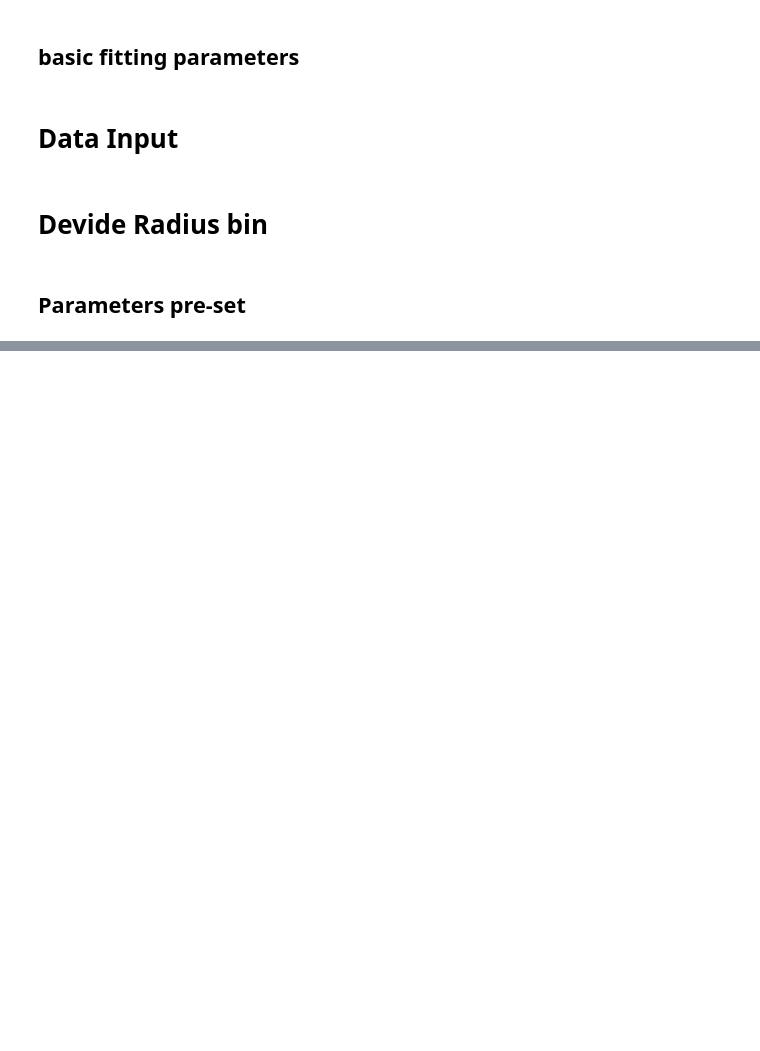
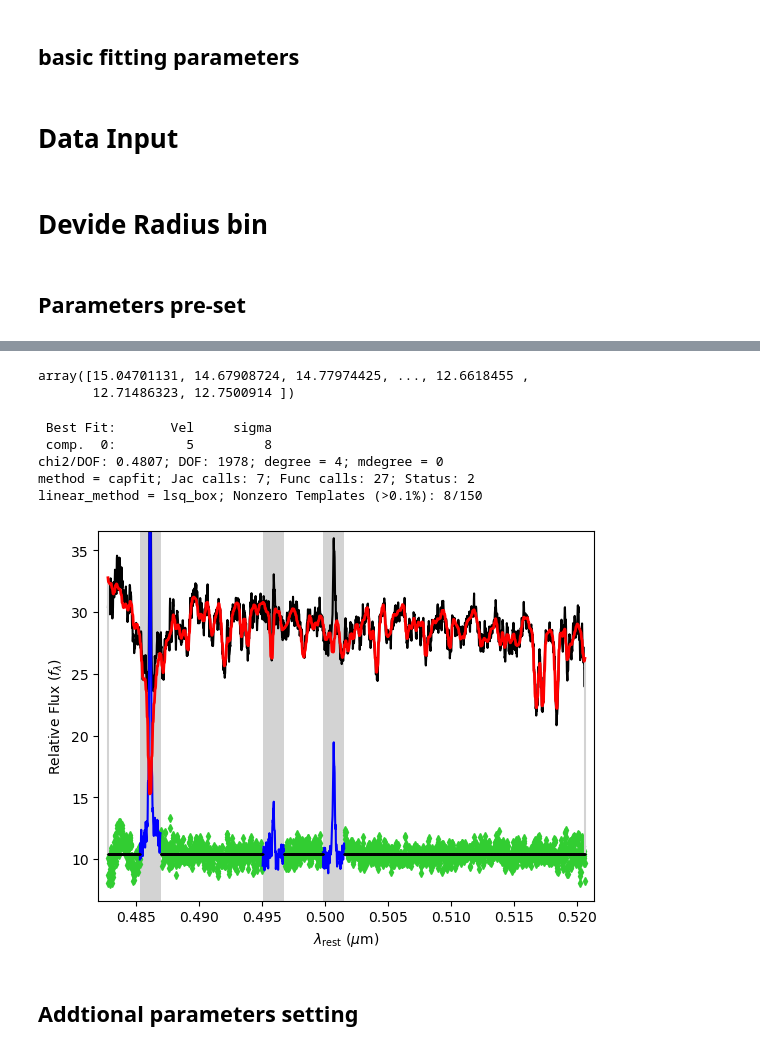
Before and after one commit to VacEn-WenJin/2024-NAOC-IUSpectrum, a Jupyter notebook: Code/Sol_RDB_SVSS.ipynb, the cells around one changed output, grey strips where cells are left out. Saved outputs shown, nothing was run; the diff lists cells and outputs as text; code cells hidden in the pictures; blank space fills up the shorter version.

```diff
--- a/Code/Sol_RDB_SVSS.ipynb
+++ b/Code/Sol_RDB_SVSS.ipynb
@@ -377,0 +447,3 @@ lam_gal = np.exp(Galaxy_info.ln_lam_gal)
+# %%
+for Index_num in range(len(RDB)):
+    RDB_spectrum[:,Index_num] = np.median(Spc_vel_fix[:,RDB[Index_num][0]],1)
@@ -377,0 +461,56 @@ lam_gal = np.exp(Galaxy_info.ln_lam_gal)
+# %%
+sps = lib.sps_lib(filename, velscale_new, FWHM_gal, norm_range=[4827.875, 5206.375])
+
+npix, *reg_dim = sps.templates.shape
+sps.templates = sps.templates.reshape(npix, -1)
+sps.templates /= np.median(sps.templates) # Normalizes stellar templates by a scalar
+regul_err = 0.01 # Desired regularization error
+# %%
+lam_range_temp = np.exp(sps.ln_lam_temp[[0, -1]])
+mask0_new = util.determine_mask(ln_lam_gal_new, lam_range_temp, width=500)
+# %%
+velscale_ratio = 1
+# velscale = Galaxy_info.velscale
+
+velfield_RDB = np.ndarray(shape=len(RDB))
+sigfield_RDB = np.ndarray(shape=len(RDB))
+tempnum_RDB = np.ndarray(shape=len(RDB))
+Bestfitfield_RDB = np.ndarray(shape=RDB_spectrum_new.shape)
+
+optimal_templates_RDB = np.ndarray(shape=(npix,len(RDB)))
+# %%
+RDB_spectrum_new[:,6]
+# %% [output]
+array([15.04701131, 14.67908724, 14.77974425, ..., 12.6618455 ,
+       12.71486323, 12.7500914 ])
+# %%
+for i in tqdm(range(len(RDB))):
+    plot_TF = True if (i == 3) else False
+    tmpgalaxy = RDB_spectrum_new[:,i]
+    noise = np.full_like(tmpgalaxy,0.1)
+    noise = np.ones_like(tmpgalaxy)
+
+    pp = ppxf(sps.templates, tmpgalaxy, noise, velscale_new, [vel_s, vel_dis_s],
+                            plot=plot_TF,
+                            mask=mask0_new,
+                            lam=lam_gal_new, lam_temp=sps.lam_temp,
+                            quiet=not plot_TF)
+                    # pp_field[i][j]=pp
+    Bestfitfield_RDB[:,i]=pp.bestfit
+
+    pp.optimal_template = sps.templates.reshape(sps.templates.shape[0], -1) @ pp.weights
+    optimal_templates_RDB[:,i] = pp.optimal_template
+    velfield_RDB[i] = pp.sol[0]
+    sigfield_RDB[i] = pp.sol[1]
+    weights = pp.weights
+    indwt = np.where(weights == np.max(weights))[0]
+    tempnum_RDB[i] = indwt[0]
+# %% [output]
+ Best Fit:       Vel     sigma
+ comp.  0:         5         8
+chi2/DOF: 0.4807; DOF: 1978; degree = 4; mdegree = 0
+method = capfit; Jac calls: 7; Func calls: 27; Status: 2
+linear_method = lsq_box; Nonzero Templates (>0.1%): 8/150
+[figure, added]
+# %% [markdown]
+## Addtional parameters setting
```
Also changed, not shown: parts of 47 cells of this notebook, 3 other files.
